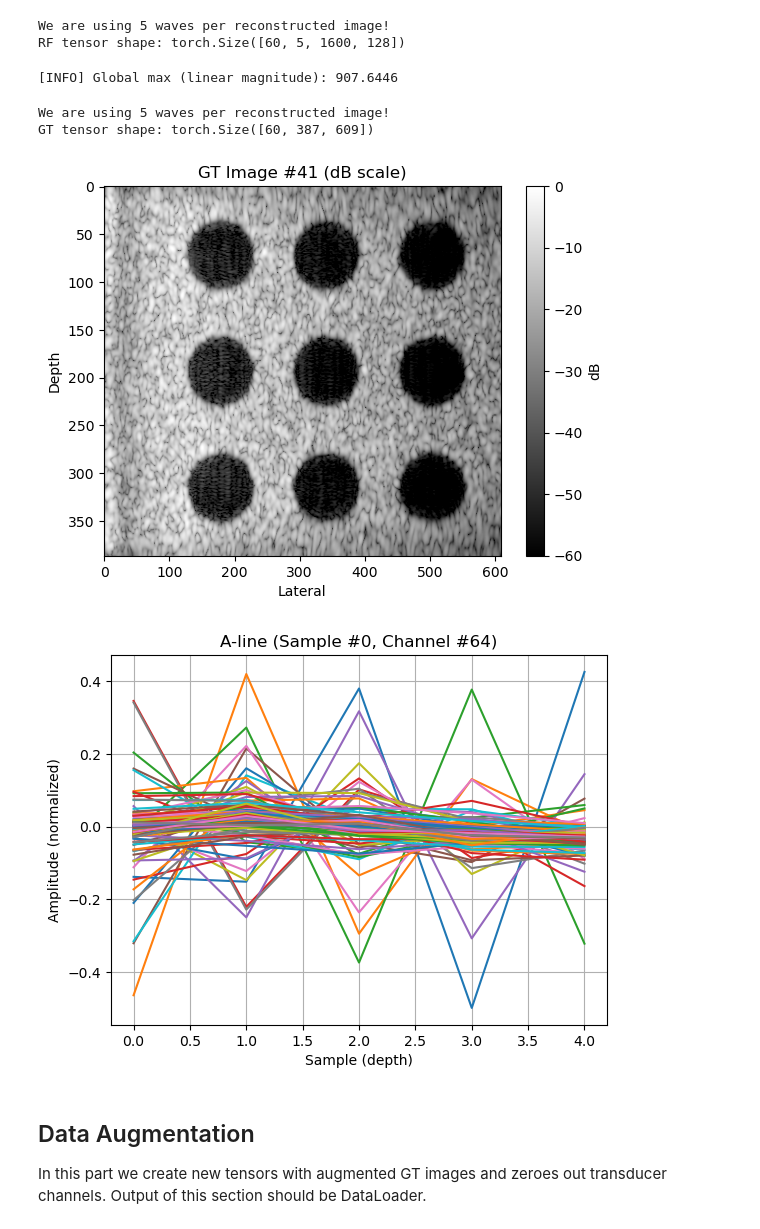
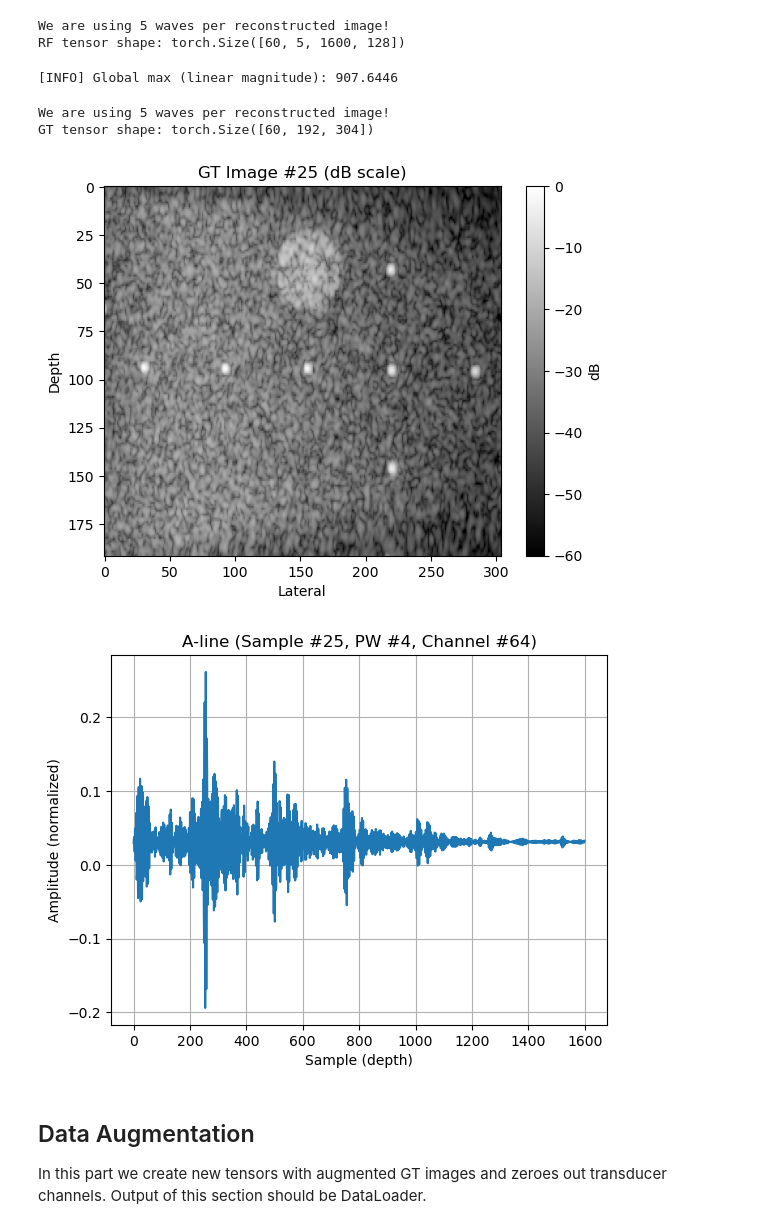
Before and after one commit to jacobinsilico/ReconstructUS, a Jupyter notebook: code/train_model_O.ipynb, the cells around one changed output. Saved outputs shown, nothing was run; the diff lists cells and outputs as text; code cells hidden in the pictures.

```diff
--- a/code/train_model_O.ipynb
+++ b/code/train_model_O.ipynb
@@ -38,10 +38,11 @@ TARGET_DEPTH = 1600 # target number of samples for all considered RF files
 DATASET_SIZE = 300  # number of total samples loaded in the notebook
 BATCH_SIZE = 4
 PW_PER_IMG = 5 # number of plane waves we want to use to reconstruct one GT image
+DOWNSAMPLE_FACTOR = 2 # we want to downsample our image to make it easier for smaller model to reconstruct
 # %%
 CONFIG = {
     'model_name': 'unet',           # options: 'resnet', 'unet', 'effunet'
-    'loss_function': 'ssim',          # options: 'ssim', 'mae', 'combined'
+    'loss_function': 'mae',          # options: 'ssim', 'mae', 'combined'
     'batch_size': BATCH_SIZE,
     'lr': 1e-4,
     'epochs': 100,
@@ -84,21 +85,22 @@ We are using 5 waves per reconstructed image!
 RF tensor shape: torch.Size([60, 5, 1600, 128])
 # %%
 img_paths = sorted(glob(os.path.join(CONFIG['data_dir_img'], 'img_*.mat')))
-gt_tensor = load_gt_stack(img_paths, repeats_per_img=75//PW_PER_IMG, downsample_factor=1)  # [300, 387, 609]
+gt_tensor = load_gt_stack(img_paths, repeats_per_img=75//PW_PER_IMG, downsample_factor=DOWNSAMPLE_FACTOR)  # [300, 387, 609]
 
 print(f"We are using {PW_PER_IMG} waves per reconstructed image!")
 print("GT tensor shape:", gt_tensor.shape)   # should be [450, 387, 609]
 # %% [output]
 [INFO] Global max (linear magnitude): 907.6446
 We are using 5 waves per reconstructed image!
-GT tensor shape: torch.Size([60, 387, 609])
+GT tensor shape: torch.Size([60, 192, 304])
 # %%
-# visualize random image from the ones read
-visualize_gt_db(gt_tensor, idx=random.randint(0, gt_tensor.shape[0] - 1))
-visualize_rf_line(rf_tensor, file_idx=0, pw_idx=10, ch_idx=64) # doesn't work for multiple plane waves
+# visualize random image from the ones read WORKS FOR BOTH 3D and 4D RF data
+random_index = random.randint(0, gt_tensor.shape[0] - 1)
+visualize_gt_db(gt_tensor, idx=random_index)
+visualize_rf_line(rf_tensor, file_idx=random_index, pw_idx=4, ch_idx=64)
 # %% [output]
-[figure, old version]
+[figure, new version]
-[figure, old version]
+[figure, new version]
 # %% [markdown]
 ## Data Augmentation
 In this part we create new tensors with augmented GT images and zeroes out transducer channels. Output of this section should be DataLoader.
```
Also changed, not shown: parts of 9 cells of this notebook, 1 other file.
